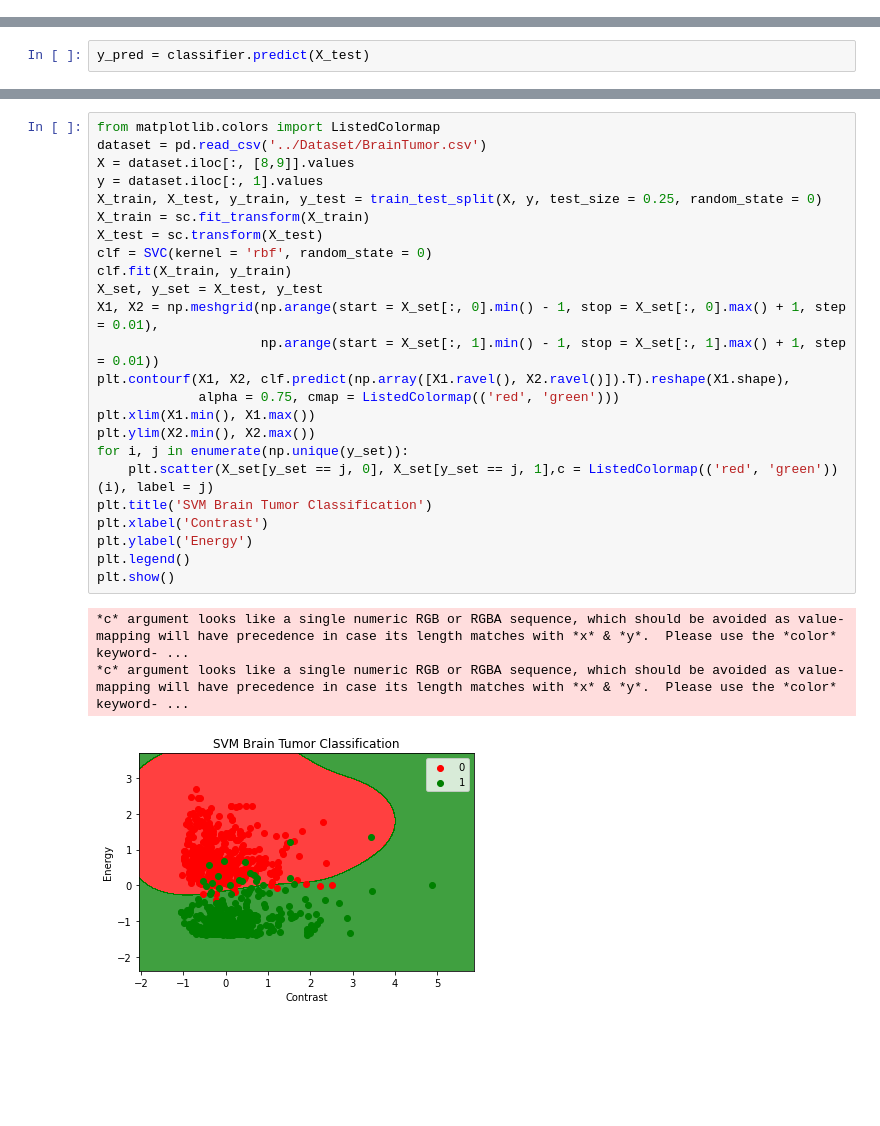
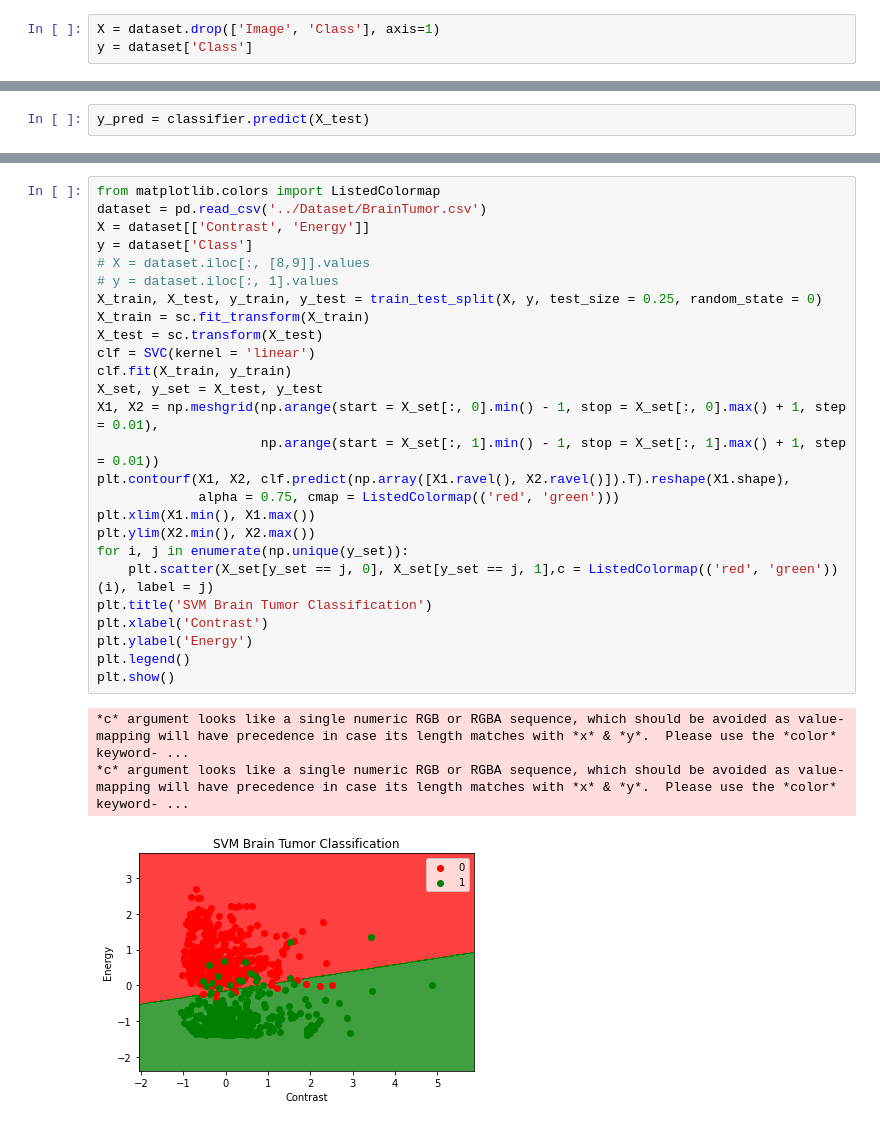
Before and after one commit to xBodda/Brain-Tumor-Classifiers, a Jupyter notebook: Classifiers/SVM.ipynb, the cells around one changed output, grey strips where cells are left out. Cells and saved outputs as stored; diff of their text form; blank space fills up the shorter version.

```diff
--- a/Classifiers/SVM.ipynb
+++ b/Classifiers/SVM.ipynb
@@ -26,3 +22,6 @@ y = dataset.iloc[:, 1].values
+# %%
+X = dataset.drop(['Image', 'Class'], axis=1)
+y = dataset['Class']
 # %%
 from sklearn.model_selection import train_test_split
 X_train, X_test, y_train, y_test = train_test_split(X, y, test_size = 0.25, random_state = 0)
@@ -58,28 +102,30 @@ weighted avg       0.98      0.98      0.98       941
 # %%
 from matplotlib.colors import ListedColormap
 dataset = pd.read_csv('../Dataset/BrainTumor.csv')
-X = dataset.iloc[:, [8,9]].values
-y = dataset.iloc[:, 1].values
+X = dataset[['Contrast', 'Energy']]
+y = dataset['Class']
+# X = dataset.iloc[:, [8,9]].values
+# y = dataset.iloc[:, 1].values
 X_train, X_test, y_train, y_test = train_test_split(X, y, test_size = 0.25, random_state = 0)
 X_train = sc.fit_transform(X_train)
 X_test = sc.transform(X_test)
-clf = SVC(kernel = 'rbf', random_state = 0)
+clf = SVC(kernel = 'linear')
 clf.fit(X_train, y_train)
 X_set, y_set = X_test, y_test
 X1, X2 = np.meshgrid(np.arange(start = X_set[:, 0].min() - 1, stop = X_set[:, 0].max() + 1, step = 0.01),
                      np.arange(start = X_set[:, 1].min() - 1, stop = X_set[:, 1].max() + 1, step = 0.01))
 plt.contourf(X1, X2, clf.predict(np.array([X1.ravel(), X2.ravel()]).T).reshape(X1.shape),
              alpha = 0.75, cmap = ListedColormap(('red', 'green')))
 plt.xlim(X1.min(), X1.max())
 plt.ylim(X2.min(), X2.max())
 for i, j in enumerate(np.unique(y_set)):
     plt.scatter(X_set[y_set == j, 0], X_set[y_set == j, 1],c = ListedColormap(('red', 'green'))(i), label = j)
 plt.title('SVM Brain Tumor Classification')
 plt.xlabel('Contrast')
 plt.ylabel('Energy')
 plt.legend()
 plt.show()
 # %% [output]
 *c* argument looks like a single numeric RGB or RGBA sequence, which should be avoided as value-mapping will have precedence in case its length matches with *x* & *y*.  Please use the *color* keyword- ...
 *c* argument looks like a single numeric RGB or RGBA sequence, which should be avoided as value-mapping will have precedence in case its length matches with *x* & *y*.  Please use the *color* keyword- ...
-[figure, old version]
+[figure, new version]
```
Also changed, not shown: parts of 5 cells of this notebook, 1 other file.
